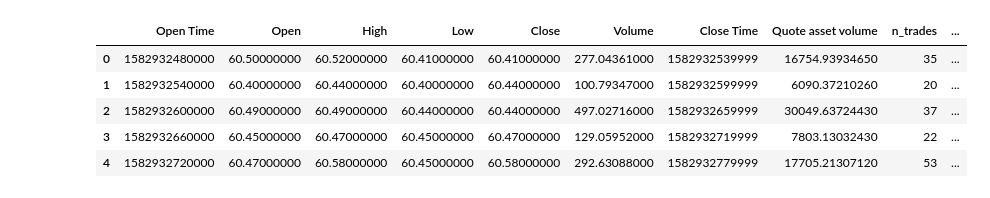
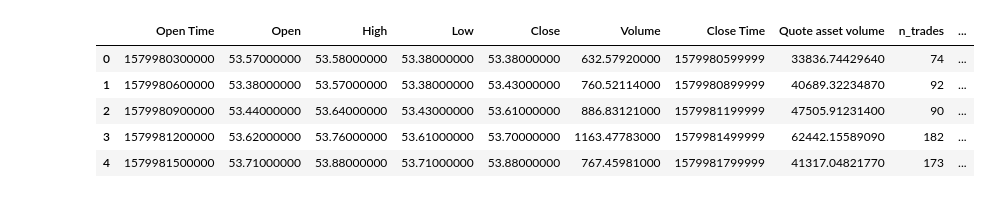
Before and after one commit to OhGreat/Machine-Learning, a Jupyter notebook: Tensorflow/Bitcoin/bitcoin_binance.ipynb, the cells around one changed output. Saved outputs shown, nothing was run; the diff lists cells and outputs as text; code cells hidden in the pictures.

Commit message:
data preprocessed

```diff
--- a/Tensorflow/Bitcoin/bitcoin_binance.ipynb
+++ b/Tensorflow/Bitcoin/bitcoin_binance.ipynb
@@ -23,0 +26,36 @@ ltc_usdt_df = pd.DataFrame(candles, columns=columns)
+# %%
+"""
+DOWNLOADS DATA FROM BINANCE IN BATCHES OF 500 items
+
+INPUTS:
+    n_iterations: how many batches of 500 items to download
+
+    currency: one of the varios currencies, examples:
+                'BTCUSDT', 'LTCUSDT' ...etc
+    interval: dictionary, example: interval_5min = {
+                                        'interval' : Client.KLINE_INTERVAL_5MINUTE,
+                                        'interval_diff' : 300000
+                                    }
+            interval_diff: the difference in millisec of of new_data[1][0] - new_data[0][0]
+            (the difference in binance timeframes of misurations)
+"""
+def get_by_intervals(n_iterations, currency, interval):
+    df = pd.DataFrame(columns=columns)
+    print(df)
+    for i in range(0,n_iterations):
+        if df.empty:
+            new_data = client.get_klines(symbol=currency,
+                              interval=interval['interval'])
+        else:
+            end_time = df['Open Time'].iloc[0] - interval['interval_diff']
+            new_data = client.get_klines(symbol=currency,
+                              interval=interval['interval'],
+                              endTime=end_time
+                             )
+
+        new_data_df = pd.DataFrame(new_data, columns=columns)
+        df = pd.concat([new_data_df,df])
+    return df
+# %%
+interval_5min = { 'interval' : Client.KLINE_INTERVAL_5MINUTE,
+                    'interval_diff': 300000 }
@@ -23,0 +72,2 @@ ltc_usdt_df = pd.DataFrame(candles, columns=columns)
+# %%
+ltc_test = get_by_intervals(20, 'LTCUSDT', interval_5min)
@@ -24,9 +100,9 @@ ltc_usdt_df = pd.DataFrame(candles, columns=columns)
 # %%
-ltc_usdt_df.head()
+ltc_test.head()
 # %% [output]
 |  | Open Time | Open | High | Low | Close | Volume | Close Time | Quote asset volume | n_trades | ... |
-| 0 | 1582932480000 | 60.50000000 | 60.52000000 | 60.41000000 | 60.41000000 | 277.04361000 | 1582932539999 | 16754.93934650 | 35 | ... |
-| 1 | 1582932540000 | 60.40000000 | 60.44000000 | 60.40000000 | 60.44000000 | 100.79347000 | 1582932599999 | 6090.37210260 | 20 | ... |
-| 2 | 1582932600000 | 60.49000000 | 60.49000000 | 60.44000000 | 60.44000000 | 497.02716000 | 1582932659999 | 30049.63724430 | 37 | ... |
-| 3 | 1582932660000 | 60.45000000 | 60.47000000 | 60.45000000 | 60.47000000 | 129.05952000 | 1582932719999 | 7803.13032430 | 22 | ... |
-| 4 | 1582932720000 | 60.47000000 | 60.58000000 | 60.45000000 | 60.58000000 | 292.63088000 | 1582932779999 | 17705.21307120 | 53 | ... |
+| 0 | 1579980300000 | 53.57000000 | 53.58000000 | 53.38000000 | 53.38000000 | 632.57920000 | 1579980599999 | 33836.74429640 | 74 | ... |
+| 1 | 1579980600000 | 53.38000000 | 53.57000000 | 53.38000000 | 53.43000000 | 760.52114000 | 1579980899999 | 40689.32234870 | 92 | ... |
+| 2 | 1579980900000 | 53.44000000 | 53.64000000 | 53.43000000 | 53.61000000 | 886.83121000 | 1579981199999 | 47505.91231400 | 90 | ... |
+| 3 | 1579981200000 | 53.62000000 | 53.76000000 | 53.61000000 | 53.70000000 | 1163.47783000 | 1579981499999 | 62442.15589090 | 182 | ... |
+| 4 | 1579981500000 | 53.71000000 | 53.88000000 | 53.71000000 | 53.88000000 | 767.45981000 | 1579981799999 | 41317.04821770 | 173 | ... |
```
Also changed, not shown: parts of 28 cells of this notebook.
